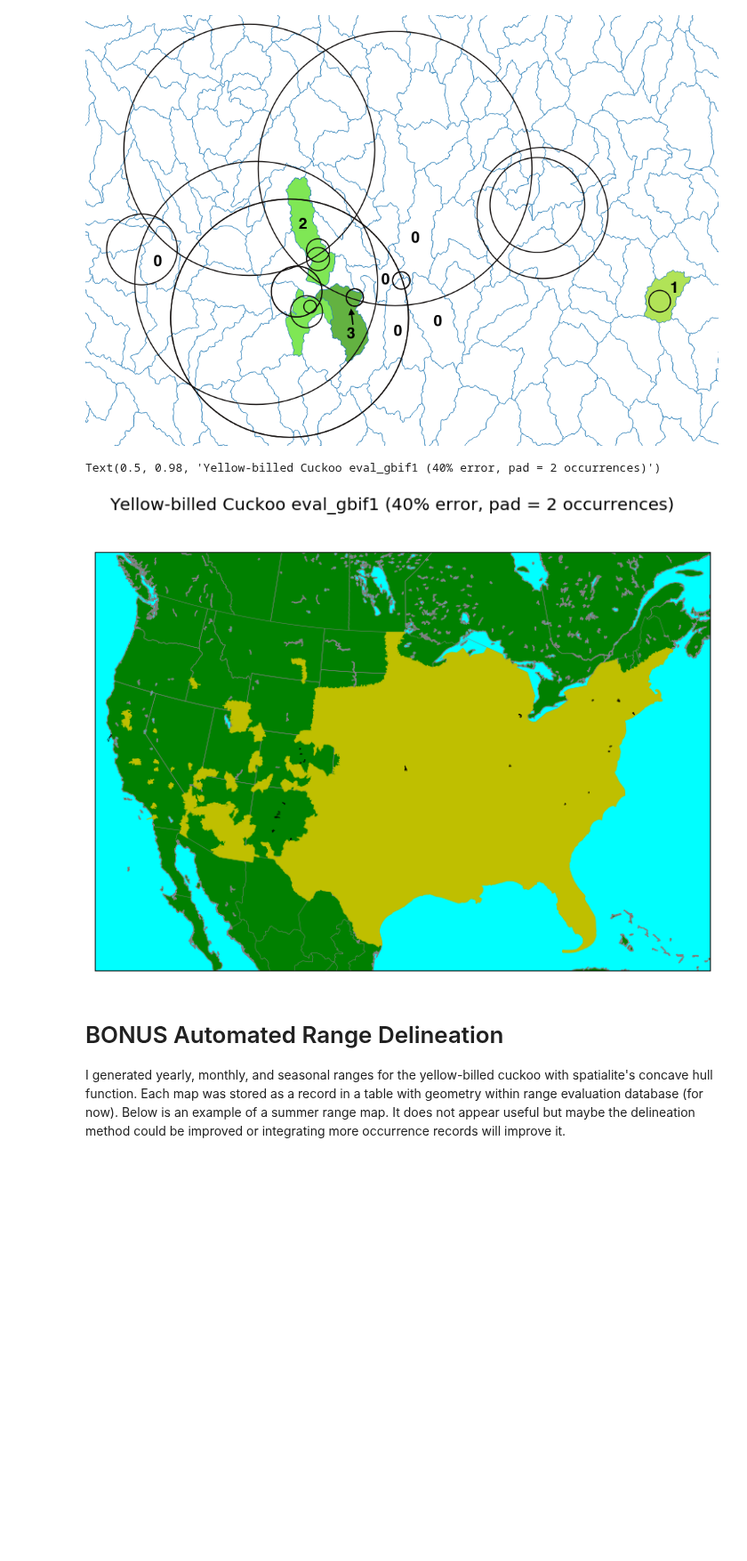
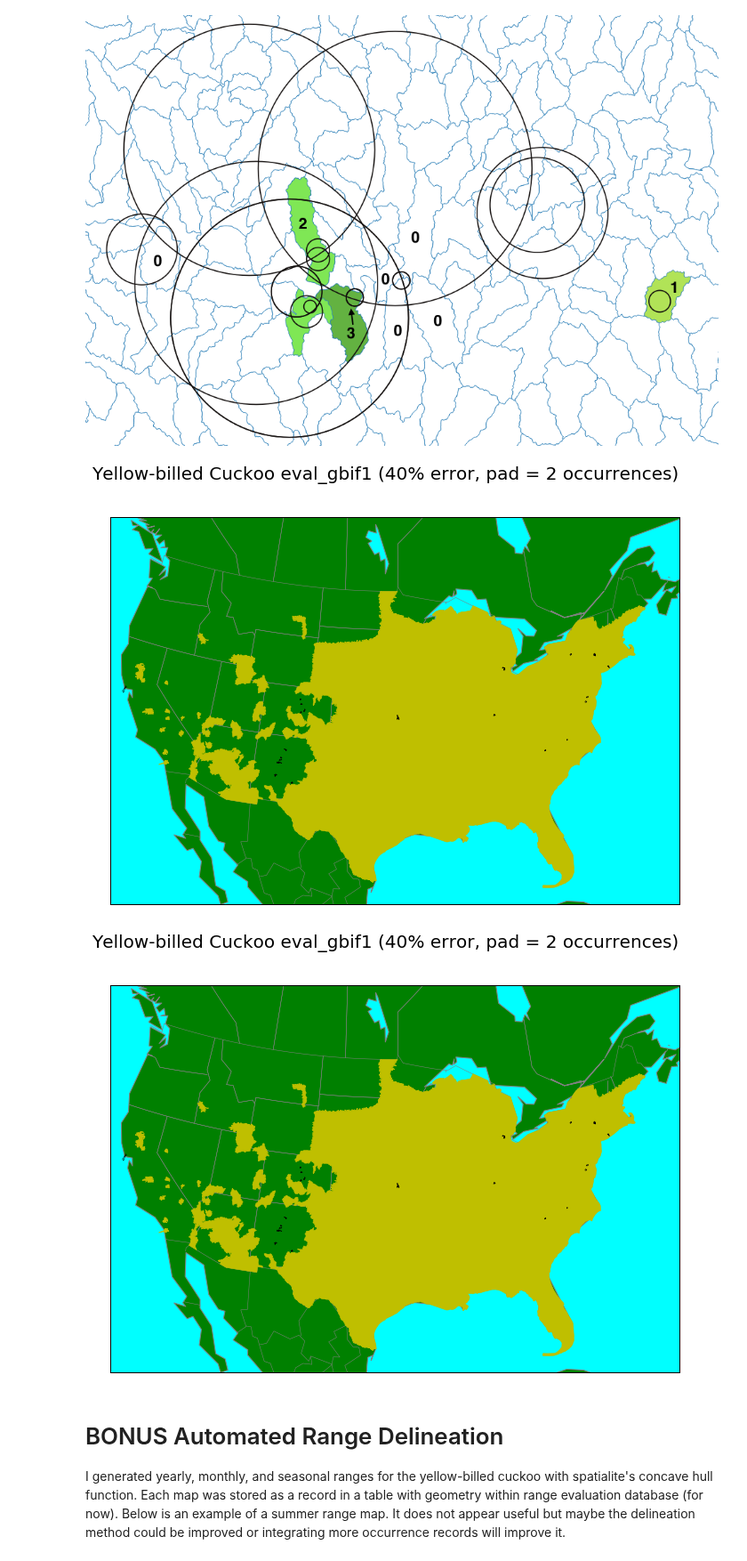
Before and after one commit to ncbirdconservation/NCBA, a Jupyter notebook: Demonstration.ipynb, the cells around one changed output. Shown at 89% size. Cells and saved outputs as stored; diff of their text form; code cells hidden in the pictures; blank space fills up the shorter version.

```diff
--- a/Demonstration.ipynb
+++ b/Demonstration.ipynb
@@ -183,50 +143,17 @@ Image("/users/nmtarr/Documents/RANGES/Fig1.png")
 [figure]
 # %%
 #%run 'eval_gbif1.py'
-# %%
-shp3 = {'file': '{0}{1}_eval_gbif1'.format(outDir, gap_id),
-        'drawbounds': True, 'linewidth': .5, 'linecolor': 'k',
-        'fillcolor': None}
-
-# Display occurrence polygons
-map_these=[shp1, shp3]
-title="Yellow-billed Cuckoo eval_gbif1 (40% error, pad = 2 occurrences)"
-
-# Basemap
-fig = plt.figure(figsize=(14,9))
-ax = plt.subplot(1,1,1)
-map = Basemap(projection='aea', resolution='i', lon_0=-95.5, lat_0=39.5,
-              height=3400000, width=5000000)
-map.drawcoastlines(color='grey')
-map.drawstates(color='grey')
-map.drawcountries(color='grey')
-map.fillcontinents(color='green',lake_color='aqua')
-map.drawmapboundary(fill_color='aqua')
-
-for mapfile in map_these:
-    # Add shapefiles to the map
-    if mapfile['fillcolor'] == None:
-        map.readshapefile(mapfile['file'], 'mapfile',
-                          drawbounds=mapfile['drawbounds'],
-                          linewidth=mapfile['linewidth'],
-                          color=mapfile['linecolor'])
-    else:
-        map.readshapefile(mapfile['file'], 'mapfile',
-                          drawbounds=mapfile['drawbounds'])
-        # Code for extra formatting -- filling in polygons setting border
-        # color
-        patches = []
-        for info, shape in zip(map.mapfile_info, map.mapfile):
-            patches.append(Polygon(np.array(shape), True))
-        ax.add_collection(PatchCollection(patches,
-                                          facecolor= mapfile['fillcolor'],
-                                          edgecolor=mapfile['linecolor'],
-                                          linewidths=mapfile['linewidth'],
-                                          zorder=2))
-fig.suptitle(title, fontsize=20)
-# %% [output]
-Text(0.5, 0.98, 'Yellow-billed Cuckoo eval_gbif1 (40% error, pad = 2 occurrences)')
-[figure, removed]
+# %%
+shp3 = {'file': '{0}{1}_eval_gbif1'.format(outDir, gap_id),
+        'drawbounds': True, 'linewidth': .5, 'linecolor': 'k',
+        'fillcolor': None}
+
+# Display occurrence polygons
+title="Yellow-billed Cuckoo eval_gbif1 (40% error, pad = 2 occurrences)"
+config.MapShapefilePolygons(map_these=[shp1, shp3], title=title)
+# %% [output]
+[figure, added]
+[figure, added]
 # %% [markdown]
 # BONUS Automated Range Delineation
 I generated yearly, monthly, and seasonal ranges for the yellow-billed cuckoo with spatialite's concave hull function.  Each map was stored as a record in a table with geometry within range evaluation database (for now).  Below is an example of a summer range map.  It does not appear useful but maybe the delineation method could be improved or integrating more occurrence records will improve it.
```
Also changed, not shown: parts of 6 cells of this notebook, 1 other file.
